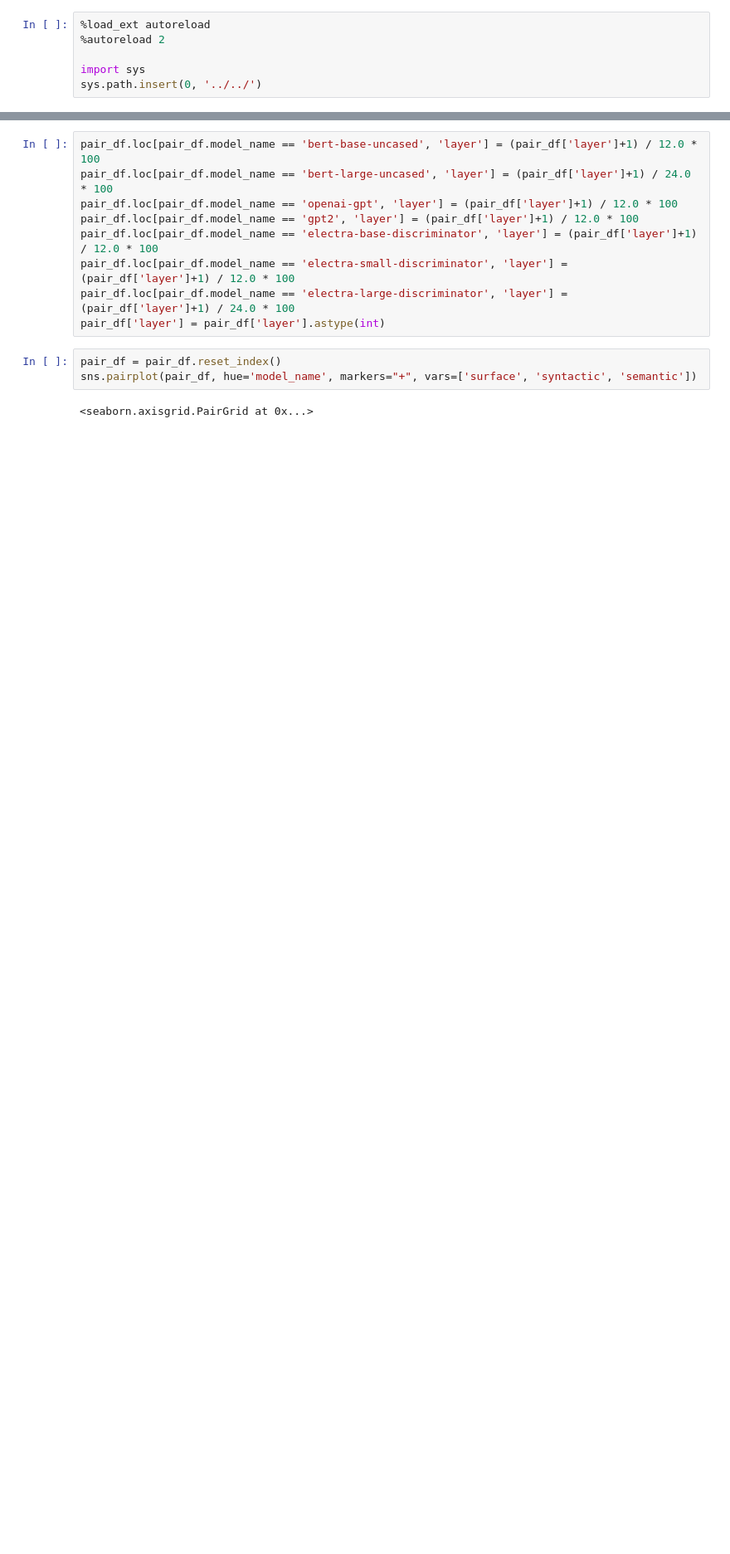
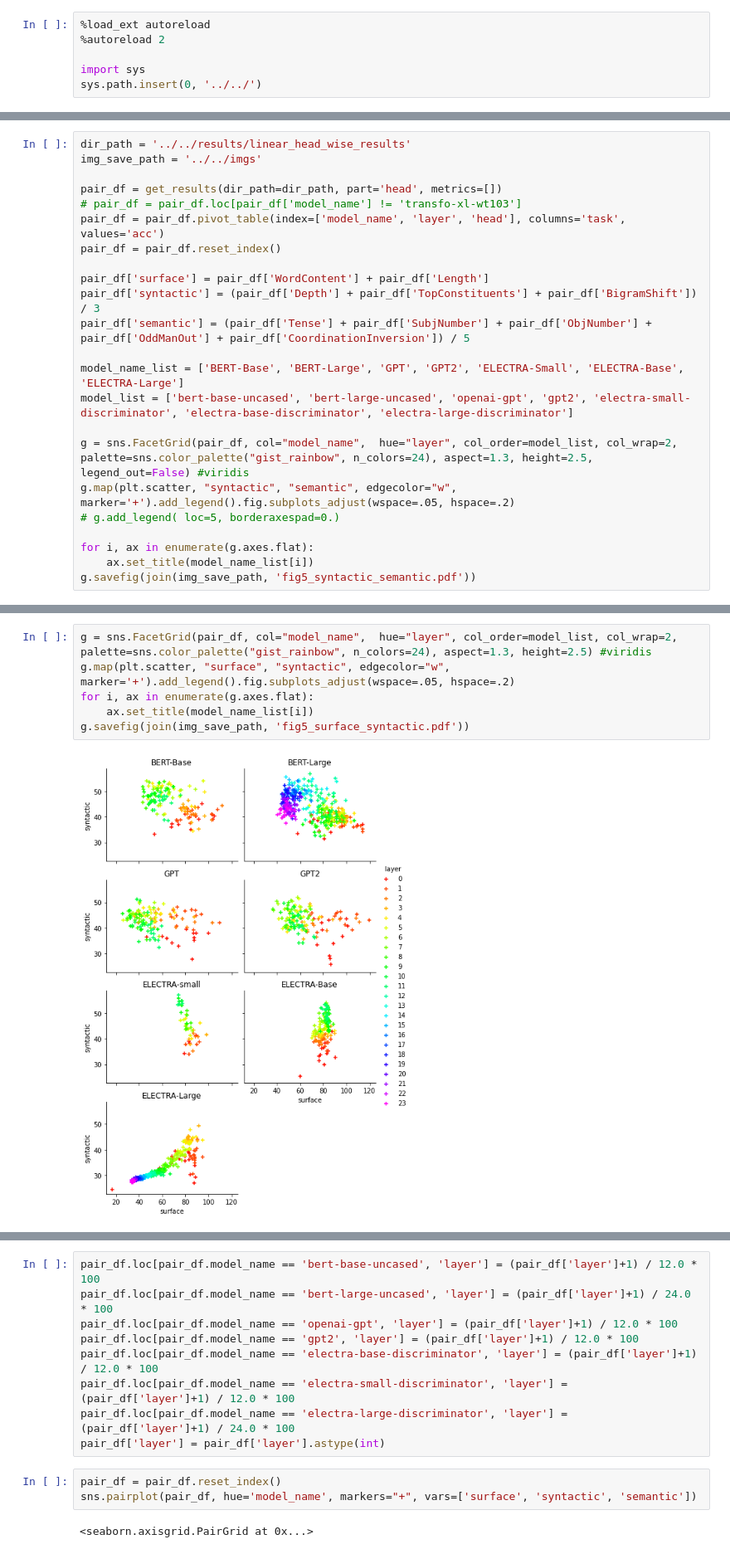
Before and after one commit to heartcored98/transformer_anatomy, a Jupyter notebook: examples/probing/syntactic_semantic_head_distribution.ipynb, the cells around one changed output, grey strips where cells are left out. Shown at 83% size. Saved outputs shown, nothing was run; the diff lists cells and outputs as text; blank space fills up the shorter version.

Commit message:
Update syntactic-semantic notebook

```diff
--- a/examples/probing/syntactic_semantic_head_distribution.ipynb
+++ b/examples/probing/syntactic_semantic_head_distribution.ipynb
@@ -21,0 +21,23 @@ findfont: Font family ['serif'] not found. Falling back to DejaVu Sans.
+# %%
+dir_path = '../../results/linear_head_wise_results'
+img_save_path = '../../imgs'
+
+pair_df = get_results(dir_path=dir_path, part='head', metrics=[])
+# pair_df = pair_df.loc[pair_df['model_name'] != 'transfo-xl-wt103']
+pair_df = pair_df.pivot_table(index=['model_name', 'layer', 'head'], columns='task', values='acc')
+pair_df = pair_df.reset_index()
+
+pair_df['surface'] = pair_df['WordContent'] + pair_df['Length']
+pair_df['syntactic'] = (pair_df['Depth'] + pair_df['TopConstituents'] + pair_df['BigramShift']) / 3
+pair_df['semantic'] = (pair_df['Tense'] + pair_df['SubjNumber'] + pair_df['ObjNumber'] + pair_df['OddManOut'] + pair_df['CoordinationInversion']) / 5
+
+model_name_list = ['BERT-Base', 'BERT-Large', 'GPT', 'GPT2', 'ELECTRA-Small', 'ELECTRA-Base', 'ELECTRA-Large']
+model_list = ['bert-base-uncased', 'bert-large-uncased', 'openai-gpt', 'gpt2', 'electra-small-discriminator', 'electra-base-discriminator', 'electra-large-discriminator']
+
+g = sns.FacetGrid(pair_df, col="model_name",  hue="layer", col_order=model_list, col_wrap=2, palette=sns.color_palette("gist_rainbow", n_colors=24), aspect=1.3, height=2.5, legend_out=False) #viridis
+g.map(plt.scatter, "syntactic", "semantic", edgecolor="w", marker='+').add_legend().fig.subplots_adjust(wspace=.05, hspace=.2)
+# g.add_legend( loc=5, borderaxespad=0.)
+
+for i, ax in enumerate(g.axes.flat):
+    ax.set_title(model_name_list[i])
+g.savefig(join(img_save_path, 'fig5_syntactic_semantic.pdf'))
@@ -21,0 +46,8 @@ findfont: Font family ['serif'] not found. Falling back to DejaVu Sans.
+# %%
+g = sns.FacetGrid(pair_df, col="model_name",  hue="layer", col_order=model_list, col_wrap=2, palette=sns.color_palette("gist_rainbow", n_colors=24), aspect=1.3, height=2.5) #viridis
+g.map(plt.scatter, "surface", "syntactic", edgecolor="w", marker='+').add_legend().fig.subplots_adjust(wspace=.05, hspace=.2)
+for i, ax in enumerate(g.axes.flat):
+    ax.set_title(model_name_list[i])
+g.savefig(join(img_save_path, 'fig5_surface_syntactic.pdf'))
+# %% [output]
+[figure, added]
```
Also changed, not shown: parts of 8 cells of this notebook, 1 other file.
